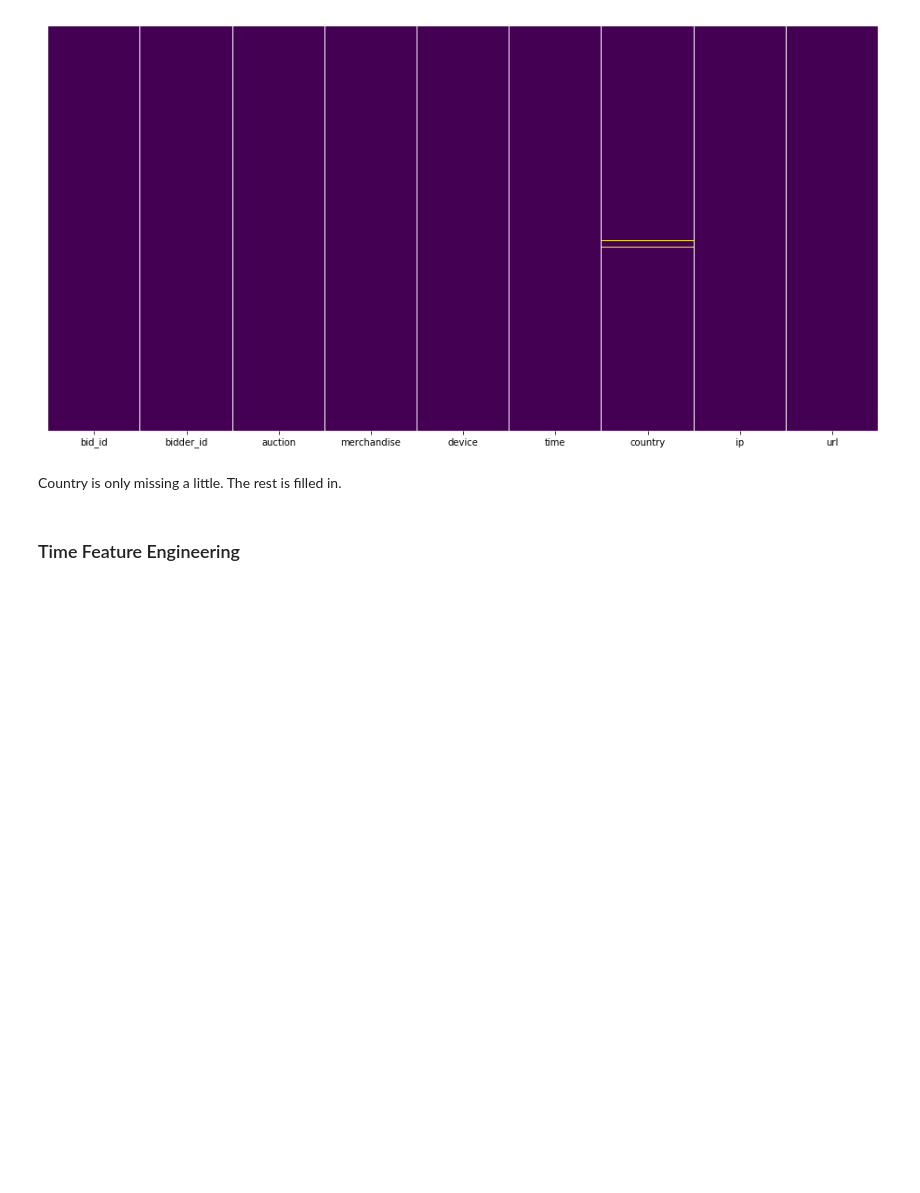
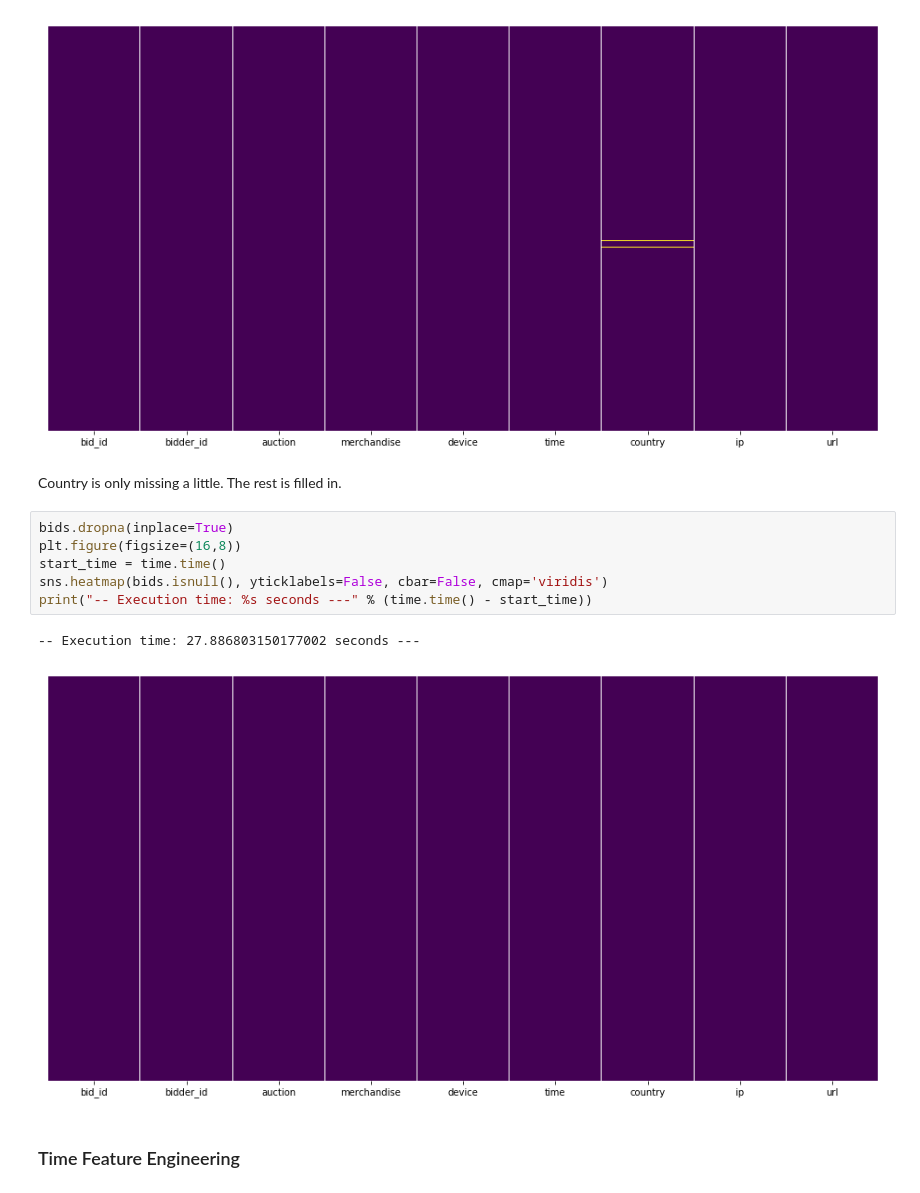
Before and after one commit to madderle/Human-or-Robot, a Jupyter notebook: src/Live Auction.ipynb, the cells around one changed output. Saved outputs shown, nothing was run; the diff lists cells and outputs as text; blank space fills up the shorter version.

```diff
--- a/src/Live Auction.ipynb
+++ b/src/Live Auction.ipynb
@@ -149,5 +148,14 @@ print("-- Execution time: %s seconds ---" % (time.time() - start_time))
 [figure]
 # %% [markdown]
 Country is only missing a little. The rest is filled in.
+# %%
+bids.dropna(inplace=True)
+plt.figure(figsize=(16,8))
+start_time = time.time()
+sns.heatmap(bids.isnull(), yticklabels=False, cbar=False, cmap='viridis')
+print("-- Execution time: %s seconds ---" % (time.time() - start_time))
+# %% [output]
+-- Execution time: 27.886803150177002 seconds ---
+[figure, added]
 # %% [markdown]
 ### Time Feature Engineering
```
Also changed, not shown: parts of 24 cells of this notebook, 1 other file.
